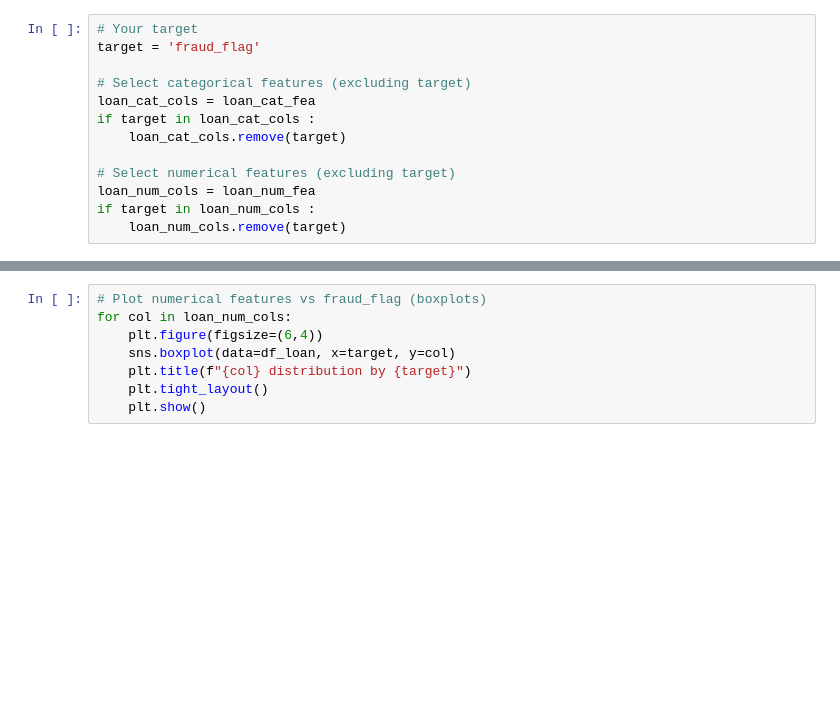
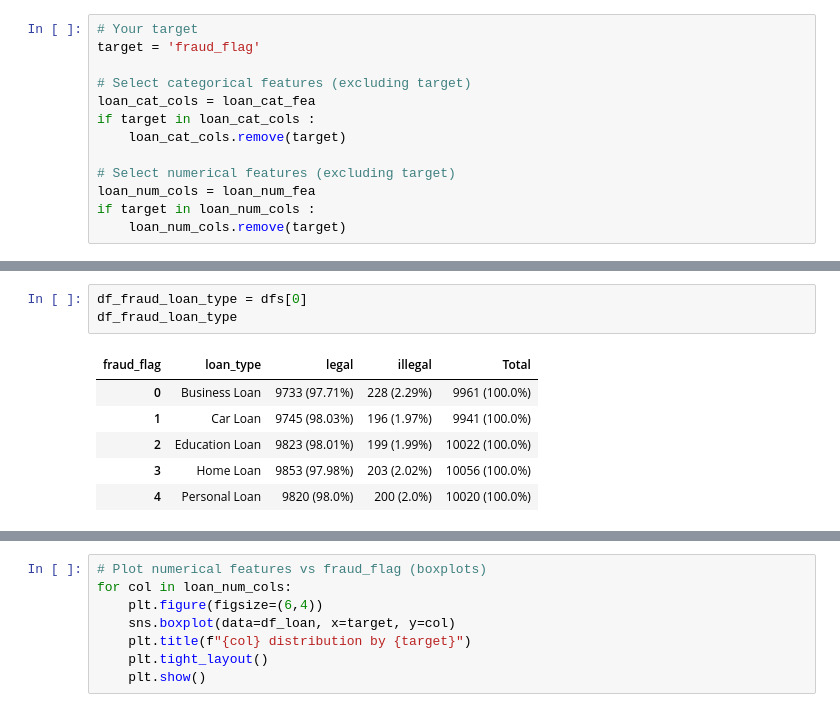
Before and after one commit to yabichara/loan-fraud-detection, a Jupyter notebook: notebooks/01_eda.ipynb, the cells around one changed output, grey strips where cells are left out. Drawn from its saved outputs; the diff is of its cells as text; blank space fills up the shorter version.

```diff
--- a/notebooks/01_eda.ipynb
+++ b/notebooks/01_eda.ipynb
@@ -170,0 +197,10 @@ if target in loan_num_cols :
+# %%
+df_fraud_loan_type = dfs[0]
+df_fraud_loan_type
+# %% [output]
+| fraud_flag | loan_type | legal | illegal | Total |
+| 0 | Business Loan | 9733 (97.71%) | 228 (2.29%) | 9961 (100.0%) |
+| 1 | Car Loan | 9745 (98.03%) | 196 (1.97%) | 9941 (100.0%) |
+| 2 | Education Loan | 9823 (98.01%) | 199 (1.99%) | 10022 (100.0%) |
+| 3 | Home Loan | 9853 (97.98%) | 203 (2.02%) | 10056 (100.0%) |
+| 4 | Personal Loan | 9820 (98.0%) | 200 (2.0%) | 10020 (100.0%) |
```
Also changed, not shown: parts of 8 cells of this notebook.
